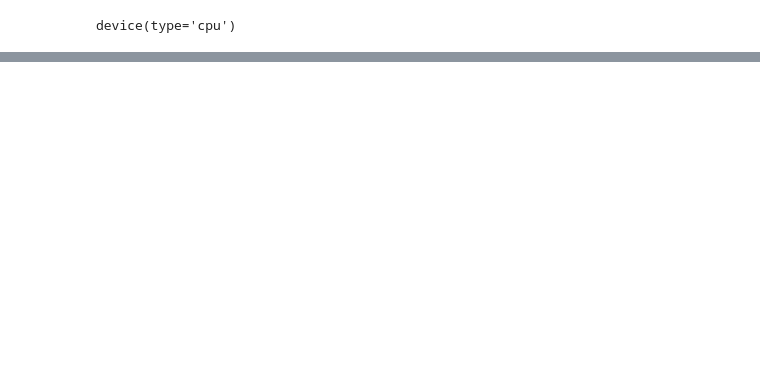
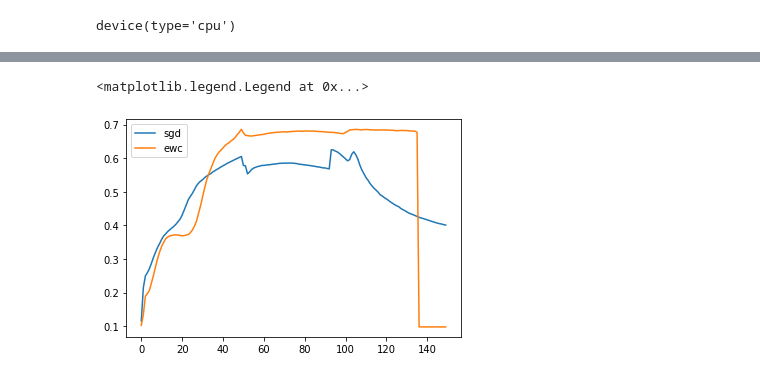
Before and after one commit to peeyushsinghal/ContinualLearning, a Jupyter notebook: EWC_experiment.ipynb, the cells around one changed output, grey strips where cells are left out. Drawn from its saved outputs; the diff is of its cells as text; code cells hidden in the pictures; blank space fills up the shorter version.

```diff
--- a/EWC_experiment.ipynb
+++ b/EWC_experiment.ipynb
@@ -137,0 +375,7 @@ label :  4
+# %%
+plt.plot(acc[0], label="sgd")
+plt.plot(acc_ewc[0], label="ewc")
+plt.legend()
+# %% [output]
+<matplotlib.legend.Legend at 0x...>
+[figure, added]
```
Also changed, not shown: parts of 33 cells of this notebook.
